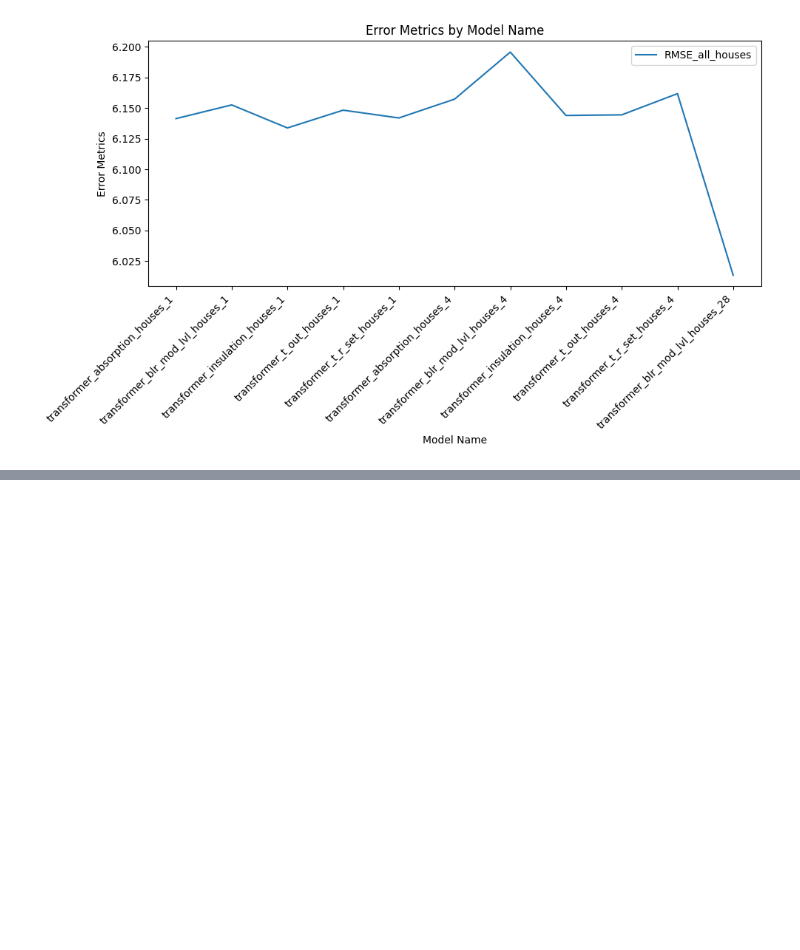
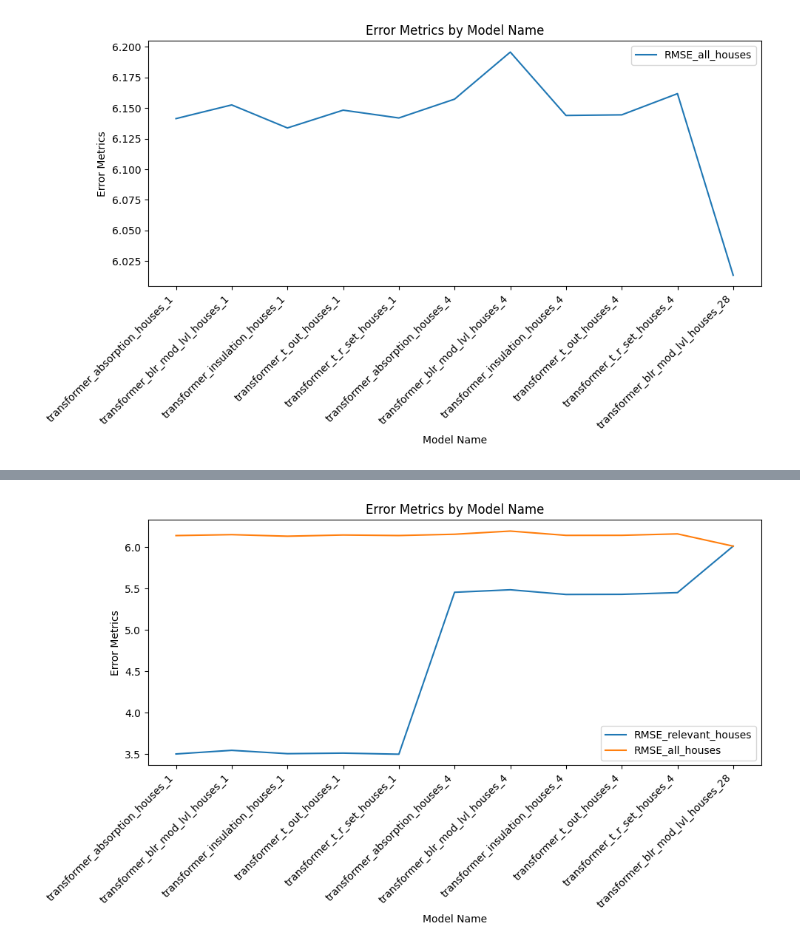
Before and after one commit to GeorgiosKalaras/boilers, a Jupyter notebook: code/processing_data_display.ipynb, the cells around one changed output, grey strips where cells are left out. Saved outputs shown, nothing was run; the diff lists cells and outputs as text; code cells hidden in the pictures; blank space fills up the shorter version.

```diff
--- a/code/processing_data_display.ipynb
+++ b/code/processing_data_display.ipynb
@@ -130,0 +135,4 @@ plot_error_metrics_columns(['RMSE_all_houses'])
+# %%
+plot_error_metrics_columns(['RMSE_relevant_houses', 'RMSE_all_houses'])
+# %% [output]
+[figure, added]
```
Also changed, not shown: parts of 1 cell of this notebook, 2 other files.
